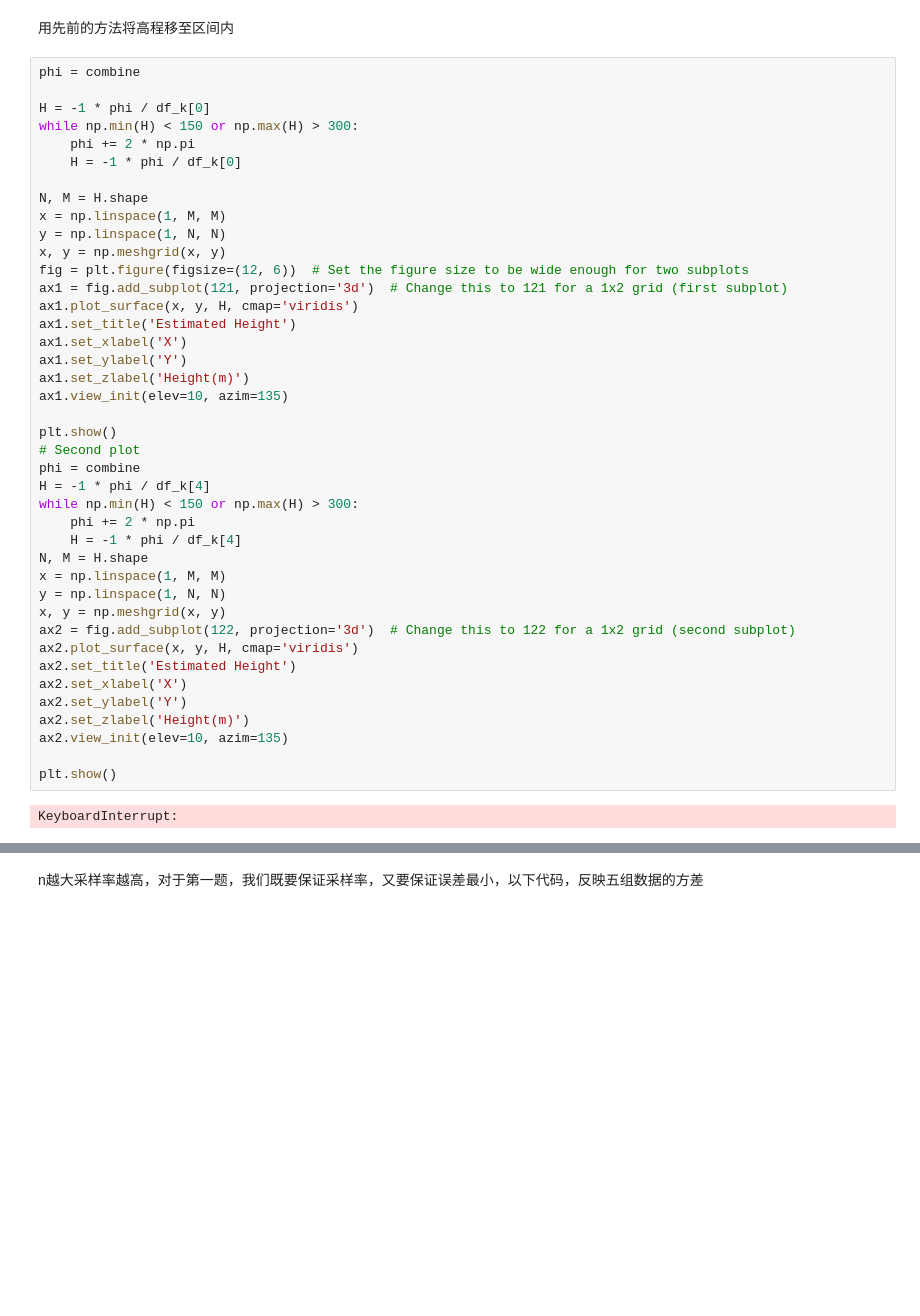
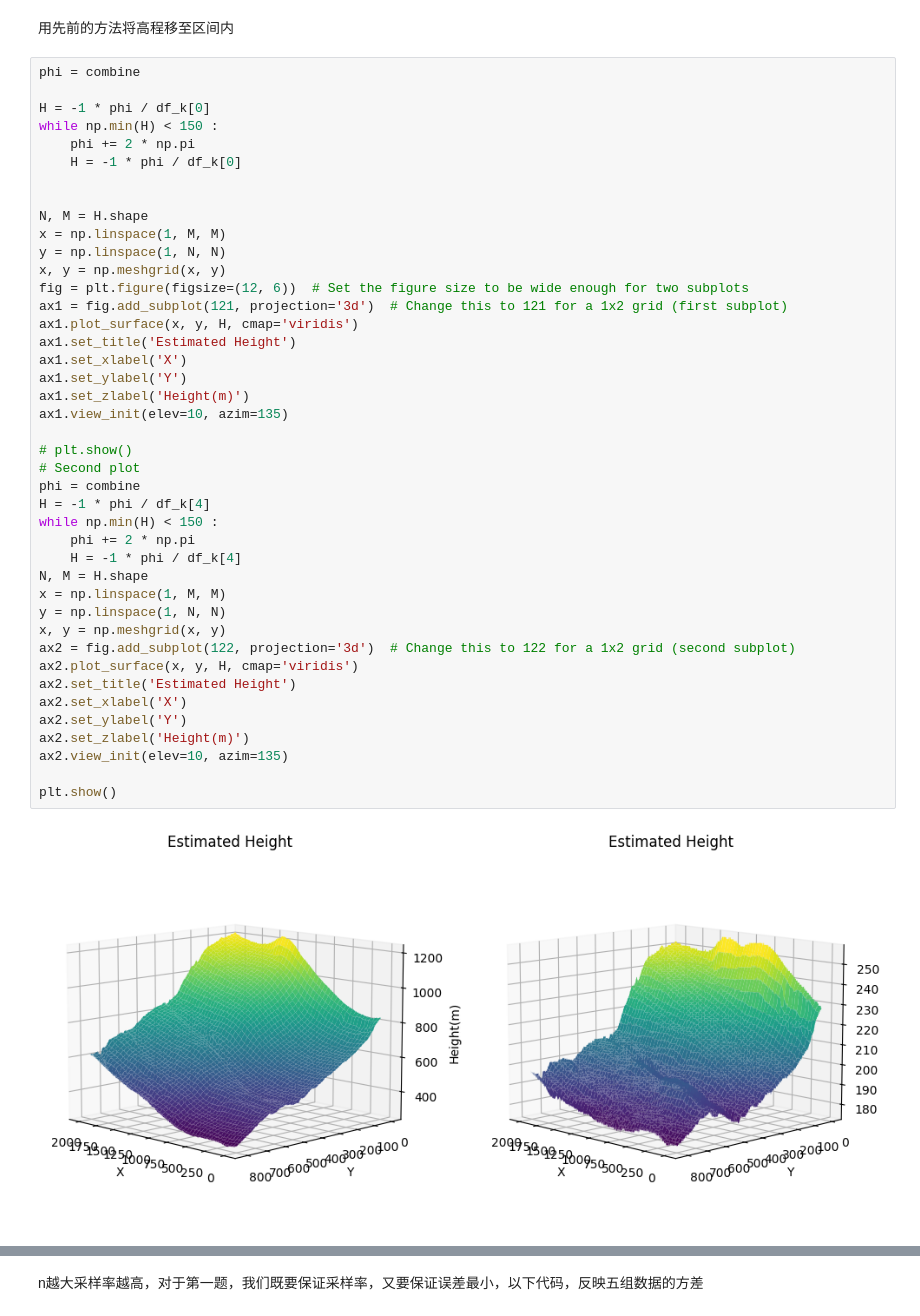
Before and after one commit to BlingCc233/project_A, a Jupyter notebook: nostack.ipynb, the cells around one changed output, grey strips where cells are left out. Drawn from its saved outputs; the diff is of its cells as text; blank space fills up the shorter version.

```diff
--- a/nostack.ipynb
+++ b/nostack.ipynb
@@ -631,42 +635,43 @@ plt.show()
 phi = combine
 
 H = -1 * phi / df_k[0]
-while np.min(H) < 150 or np.max(H) > 300:
+while np.min(H) < 150 :
     phi += 2 * np.pi
     H = -1 * phi / df_k[0]
+
 
 N, M = H.shape
 x = np.linspace(1, M, M)
 y = np.linspace(1, N, N)
 x, y = np.meshgrid(x, y)
 fig = plt.figure(figsize=(12, 6))  # Set the figure size to be wide enough for two subplots
 ax1 = fig.add_subplot(121, projection='3d')  # Change this to 121 for a 1x2 grid (first subplot)
 ax1.plot_surface(x, y, H, cmap='viridis')
 ax1.set_title('Estimated Height')
 ax1.set_xlabel('X')
 ax1.set_ylabel('Y')
 ax1.set_zlabel('Height(m)')
 ax1.view_init(elev=10, azim=135)
 
-plt.show()
+# plt.show()
 # Second plot
 phi = combine
 H = -1 * phi / df_k[4]
-while np.min(H) < 150 or np.max(H) > 300:
+while np.min(H) < 150 :
     phi += 2 * np.pi
     H = -1 * phi / df_k[4]
 N, M = H.shape
 x = np.linspace(1, M, M)
 y = np.linspace(1, N, N)
 x, y = np.meshgrid(x, y)
 ax2 = fig.add_subplot(122, projection='3d')  # Change this to 122 for a 1x2 grid (second subplot)
 ax2.plot_surface(x, y, H, cmap='viridis')
 ax2.set_title('Estimated Height')
 ax2.set_xlabel('X')
 ax2.set_ylabel('Y')
 ax2.set_zlabel('Height(m)')
 ax2.view_init(elev=10, azim=135)
 
 plt.show()
 # %% [output]
-KeyboardInterrupt:
+[figure, added]
```
Also changed, not shown: parts of 7 cells of this notebook.
